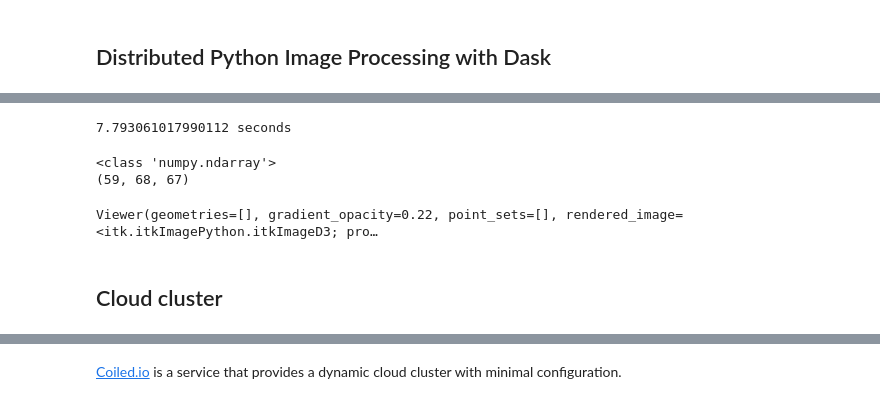
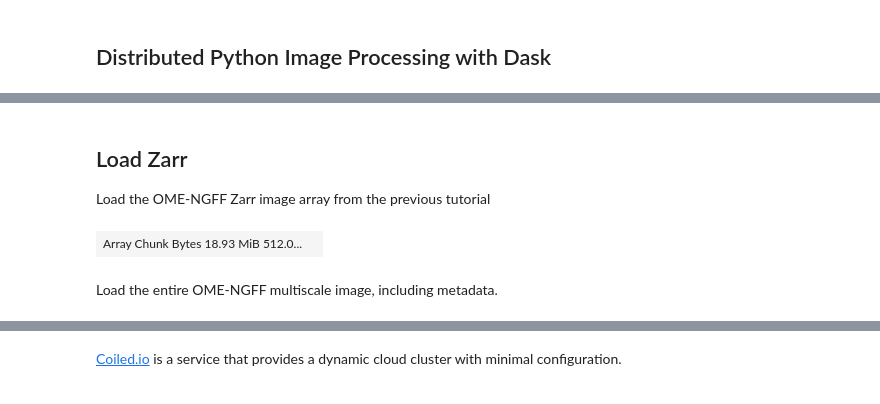
Before and after one commit to thewtex/modern-insights-from-microscopy-images, a Jupyter notebook: 05_Distributed_Processing.ipynb, the cells around one changed output, grey strips where cells are left out. Saved outputs shown, nothing was run; the diff lists cells and outputs as text; code cells hidden in the pictures.

Commit message:
Update Distributed Processing tutorial

```diff
--- a/05_Distributed_Processing.ipynb
+++ b/05_Distributed_Processing.ipynb
@@ -44,22 +21,0 @@ down
-# %%
-# Computation is lazy by default -- we can trigger it with .compute()
-import time
-
-start = time.time()
-
-down_arr = down.compute()
-
-elapsed = time.time() - start
-print(elapsed, 'seconds')
-# %% [output]
-7.793061017990112 seconds
-# %%
-print(type(down_arr))
-print(down_arr.shape)
-view(down_arr)
-# %% [output]
-<class 'numpy.ndarray'>
-(59, 68, 67)
-Viewer(geometries=[], gradient_opacity=0.22, point_sets=[], rendered_image=<itk.itkImagePython.itkImageD3; pro…
-# %% [markdown]
-## Cloud cluster
@@ -65,0 +31,14 @@ Viewer(geometries=[], gradient_opacity=0.22, point_sets=[], rendered_image=<itk.
+# %% [markdown]
+## Load Zarr
+
+Load the OME-NGFF Zarr image array from the previous tutorial
+# %%
+image_name = 'HL50_cell'
+image_path = 'HL50_cell.zarr'
+
+arr = da.from_zarr(f'{image_path}/scale0/HL50_cell')
+arr
+# %% [output]
+| Array Chunk Bytes 18.93 MiB 512.0... |  |
+# %% [markdown]
+Load the entire OME-NGFF multiscale image, including metadata.
```
Also changed, not shown: parts of 29 cells of this notebook, 1 other file.
